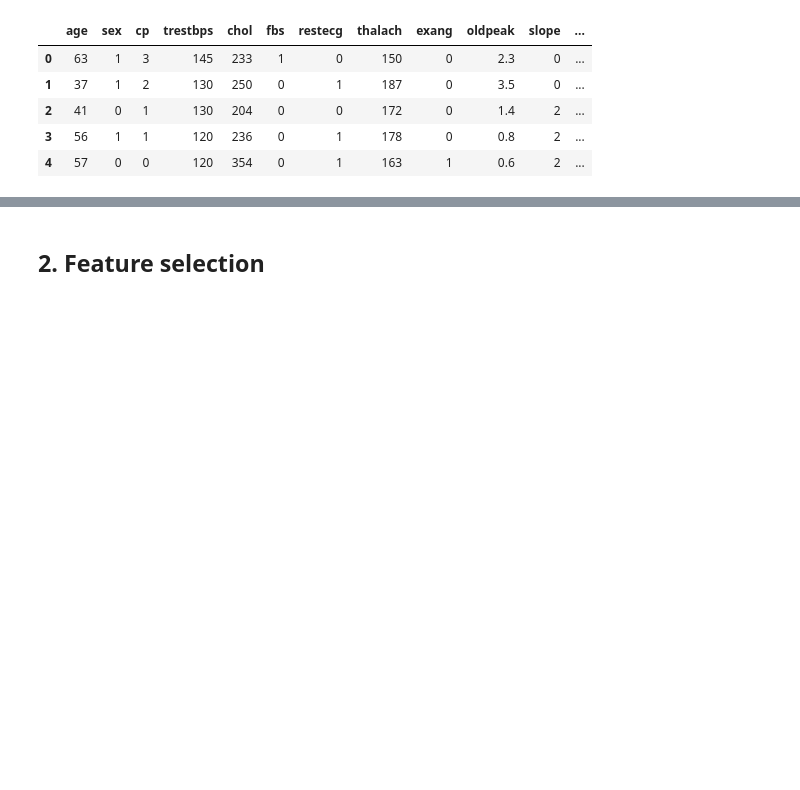
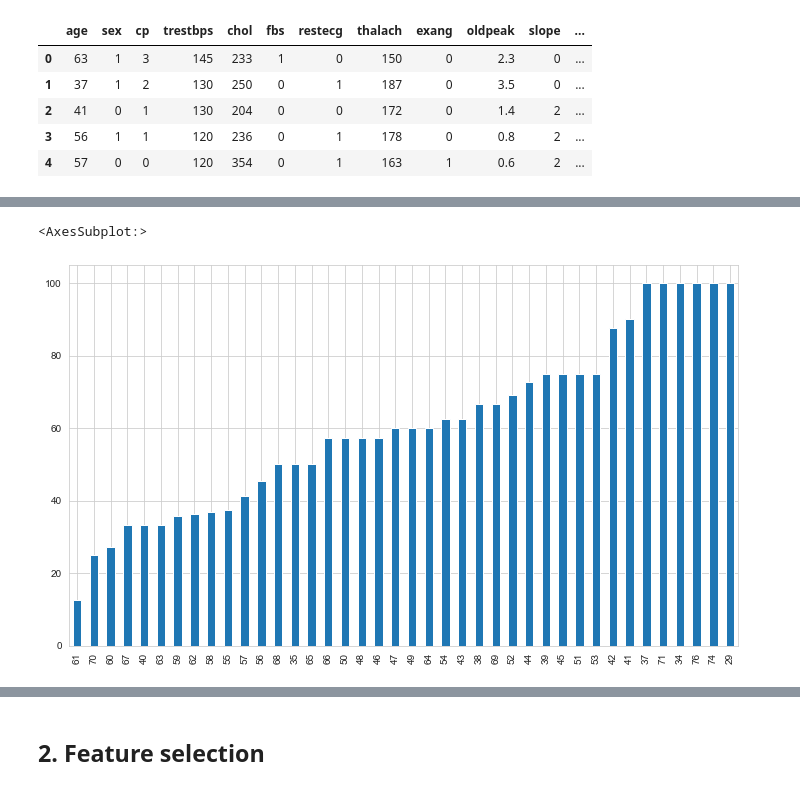
Before and after one commit to tabers77/Machine-Learning-Projects, a Jupyter notebook: Auto-encoders for classification /Auto-encoders for classification .ipynb, the cells around one changed output, grey strips where cells are left out. Drawn from its saved outputs; the diff is of its cells as text; code cells hidden in the pictures; blank space fills up the shorter version.

```diff
--- a/Auto-encoders for classification /Auto-encoders for classification .ipynb
+++ b/Auto-encoders for classification /Auto-encoders for classification .ipynb
@@ -51,0 +108,6 @@ check for imbalanced data set , use precision and recall , data undersampleing
+# %%
+pct_df = pd.DataFrame(df[df.target == 1].age.value_counts())
+
+pct_df['all_cols'] = df.age.value_counts()
+# %%
+pct_df =  pct_df.rename(columns = {'age':'positive' } )
@@ -51,0 +123,9 @@ check for imbalanced data set , use precision and recall , data undersampleing
+# %%
+pct_df['pct'] = (pct_df.positive /  pct_df.all_cols) *100
+# %%
+# Note: The number of patients is to small to do a proper analysis
+
+pct_df.sort_values(by='pct').pct.plot(kind='bar')
+# %% [output]
+<AxesSubplot:>
+[figure, added]
```
Also changed, not shown: parts of 26 cells of this notebook, 1 other file.
